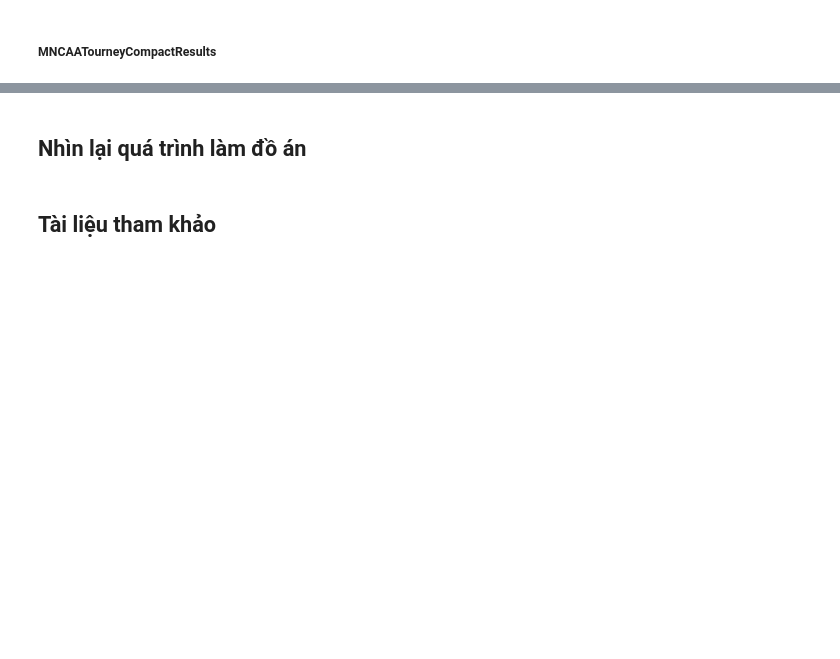
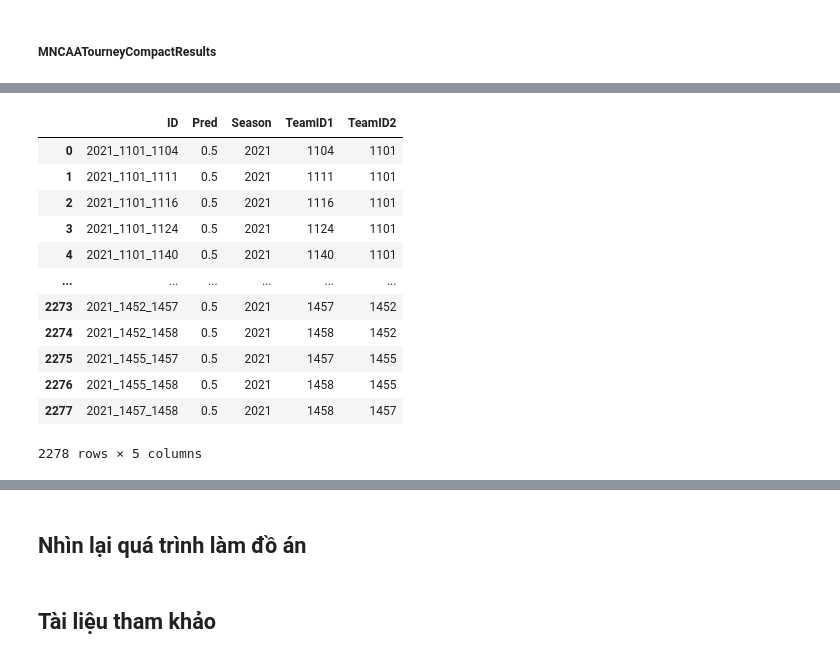
Before and after one commit to nomiku1999/KTDLUD, a Jupyter notebook: Report.ipynb, the cells around one changed output, grey strips where cells are left out. Saved outputs shown, nothing was run; the diff lists cells and outputs as text; code cells hidden in the pictures; blank space fills up the shorter version.

```diff
--- a/Report.ipynb
+++ b/Report.ipynb
@@ -825,0 +919,16 @@ test = merge_data(test)
+# %%
+test2
+# %% [output]
+|  | ID | Pred | Season | TeamID1 | TeamID2 |
+| 0 | 2021_1101_1104 | 0.5 | 2021 | 1104 | 1101 |
+| 1 | 2021_1101_1111 | 0.5 | 2021 | 1111 | 1101 |
+| 2 | 2021_1101_1116 | 0.5 | 2021 | 1116 | 1101 |
+| 3 | 2021_1101_1124 | 0.5 | 2021 | 1124 | 1101 |
+| 4 | 2021_1101_1140 | 0.5 | 2021 | 1140 | 1101 |
+| ... | ... | ... | ... | ... | ... |
+| 2273 | 2021_1452_1457 | 0.5 | 2021 | 1457 | 1452 |
+| 2274 | 2021_1452_1458 | 0.5 | 2021 | 1458 | 1452 |
+| 2275 | 2021_1455_1457 | 0.5 | 2021 | 1457 | 1455 |
+| 2276 | 2021_1455_1458 | 0.5 | 2021 | 1458 | 1455 |
+| 2277 | 2021_1457_1458 | 0.5 | 2021 | 1458 | 1457 |
+2278 rows × 5 columns
```
Also changed, not shown: parts of 17 cells of this notebook.
